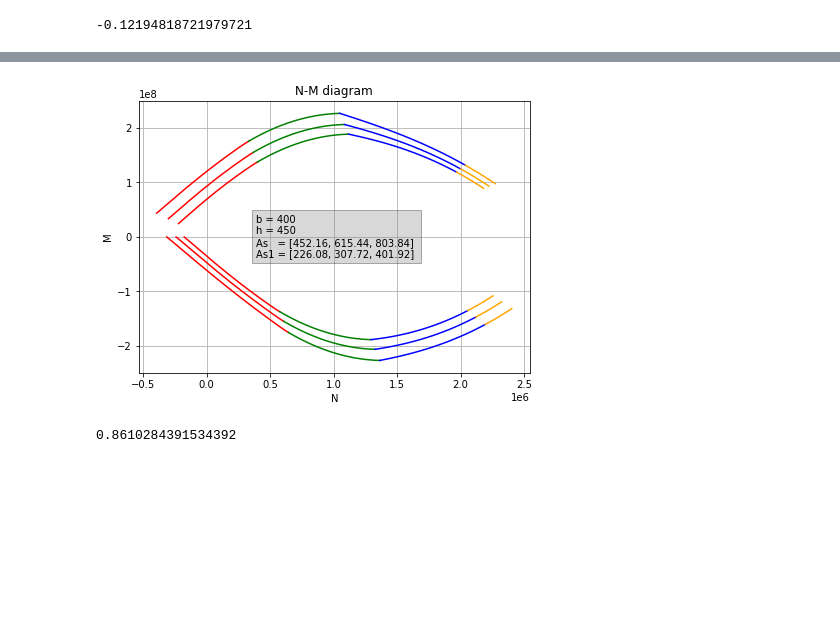
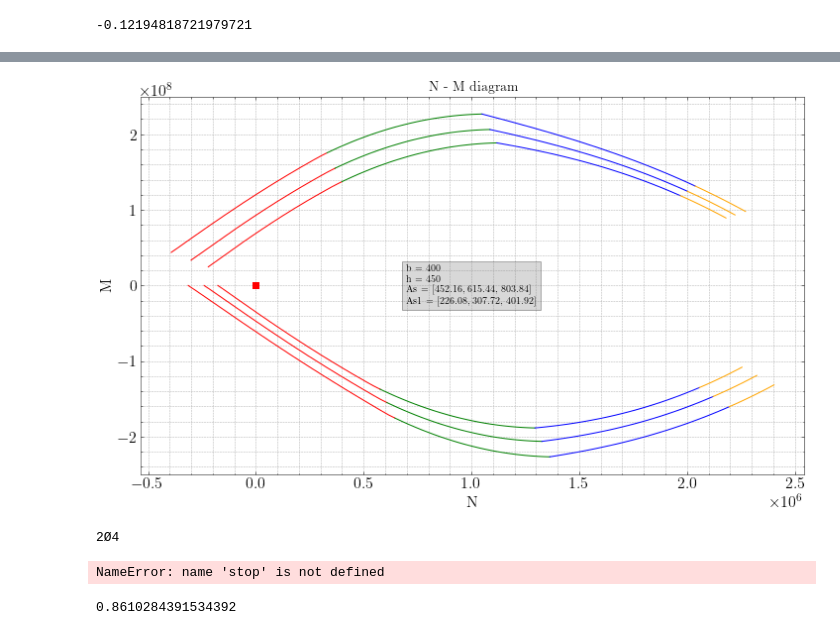
Before and after one commit to sononicola/Design-of-Concrete-Structures, a Jupyter notebook: M - N interaction diagram.ipynb, the cells around one changed output, grey strips where cells are left out. Drawn from its saved outputs; the diff is of its cells as text; code cells hidden in the pictures; blank space fills up the shorter version.

```diff
--- a/M - N interaction diagram.ipynb
+++ b/M - N interaction diagram.ipynb
@@ -202,0 +59,16 @@ def strainDistribution(As,As1):
+# %%
+# Strain Range 2
+def psi_2(xi):
+    if xi < 1/6:
+        return xi/(1-xi) * esu/(3 * ec2**2) * (3 * ec2 - xi/(1-xi) * esu)
+    else:
+        return 1 - ( ec2*(1-xi) ) / ( 3*esu*xi )
+
+def lamb_2(xi):
+# only for n = 2 C<C50/60
+    if xi == 0: #TODO perché si faceva ?
+        return 0
+    elif xi <= 1/6:
+        return (4*ec2 - esu*xi/(1-xi)) / (4*(3*ec2 - esu*xi/(1-xi)))
+    else:
+        return ( (6*esu**2 + 4*esu*ec2 +  ec2**2)*xi**2 - 2*ec2**2 * xi + ec2**2 - 4*esu*ec2*xi ) / ( 4*esu*xi*((3*esu+ec2)*xi - ec2 ))
@@ -231,7 +208,8 @@ def create_multiple_strainDistribution(As: list, As1: list) -> list[tuple[dict]]
     """example [(MN_up_1, MN_down_1), (MN_up_2, MN_down_2), ...]"""
     multiple_strain_distributions = []
     for i in range(len(As1)):
-        tup = (mn_up, mn_down) = strainDistribution(As[i], As1[i]), strainDistribution(As1[i], As[i])
+        # tup: (mn_up, mn_down)
+        tup = strainDistribution(As[i], As1[i]), strainDistribution(As1[i], As[i])
         multiple_strain_distributions.append(tup)
     return multiple_strain_distributions
 
@@ -241,6 +219,7 @@ def a(bars: int , diameter: int):
 
 As_list = [a(4,12),a(4,14), a(4,16)]
 As1_list = [a(2,12),a(2,14), a(2,16)]
+
 mult = create_multiple_strainDistribution(As_list,As1_list)
 # %%
 COLORS = ["red","green","blue","orange"]
@@ -249,41 +228,74 @@ def interaction_diagram_single(dic_up,dic_down):
     ax.set_xlabel('nu')
     ax.set_ylabel('mu')
 
     for i in range(2,6): #(1,7) when finisched
         k = i - 2 # i -1
         i = str(i)
         ax.plot(dic_up[i]["nu"],dic_up[i]["mu"],dic_down[i]["nu"],-dic_down[i]["mu"],color=COLORS[k],label=i)
         ax.legend()
 
-def interaction_diagram_multiple(multiple_strainDistribution: create_multiple_strainDistribution, NM=True):
+def interaction_diagram_multiple(
+        multiple_strainDistribution: create_multiple_strainDistribution,
+        NM=True,
+        NM_values: list = None
+    ):
     x = "N" if NM else "nu"
     y = "M" if NM else "mu"
-    fig, ax = plt.subplots(1,1, figsize = (7, 5))
-    ax.set_xlabel(x)
+
+    fig, ax = plt.subplots(1,1, figsize = (12, 7))
+    ax.set_xlabel(x) # "r"$\bf" + x + r"}$""
     ax.set_ylabel(y)
-    ax.grid("True")
-    ax.set_title(f"{x}-{y} diagram")
+    ax.grid("True",which="both",linestyle='dashed')
+    ax.set_title(f"{x} - {y} diagram", fontsize=14)
     for area in range(len(multiple_strainDistribution)):
         for i in range(2,6): #(1,7) when finisched #TODO
             k = i - 2 # i -1 #togliere completamente k #TODO
             i = str(i)
             dic_up, dic_down = multiple_strainDistribution[area]
             ax.plot(dic_up[i][x],dic_up[i][y],dic_down[i][x],-dic_down[i][y],color=COLORS[k])
         #ax.plot([],[], label=f"Area: {area}")
     ax.text(
-        x=0.3,
+        x=0.4,
         y=0.5,
         s=f"b = {b}\nh = {h}\nAs   = {As_list} \nAs1 = {As1_list} ",
         horizontalalignment='left',
         verticalalignment='center',
         transform=ax.transAxes, #used to make x,y coords in global coordinates
         bbox=dict(facecolor='grey', alpha=0.3)
     )
+    if NM_values:
+        x_points = NM_values[0]
+        y_points = NM_values[1]
+        ax.plot(x_points, y_points,"rs")
 
 #interaction_diagram_single(MN_up,MN_down)
-interaction_diagram_multiple(mult)
+interaction_diagram_multiple(mult, NM = True, NM_values=[[1,3],[2,6]])
 # %% [output]
-[figure, old version]
+[figure, new version]
+# %%
+from dataclasses import dataclass
+
+@dataclass
+class Bars:
+    n_bars: int
+    diameter: int
+
+    def a(self):
+        "Area"
+        return self.n_bars * 3.14 * self.diameter**2 / 4
+
+    def __str__(self):
+        "Return a string like:'2Ø4' "
+        return f"{self.n_bars}Ø{self.diameter}"
+
+sup = Bars(2,4)
+print(sup)
+# %% [output]
+2Ø4
+# %%
+stop
+# %% [output]
+NameError: name 'stop' is not defined
 # %%
 fcd = fck * 0.85 / 1.5
 
```
Also changed, not shown: parts of 5 cells of this notebook.
